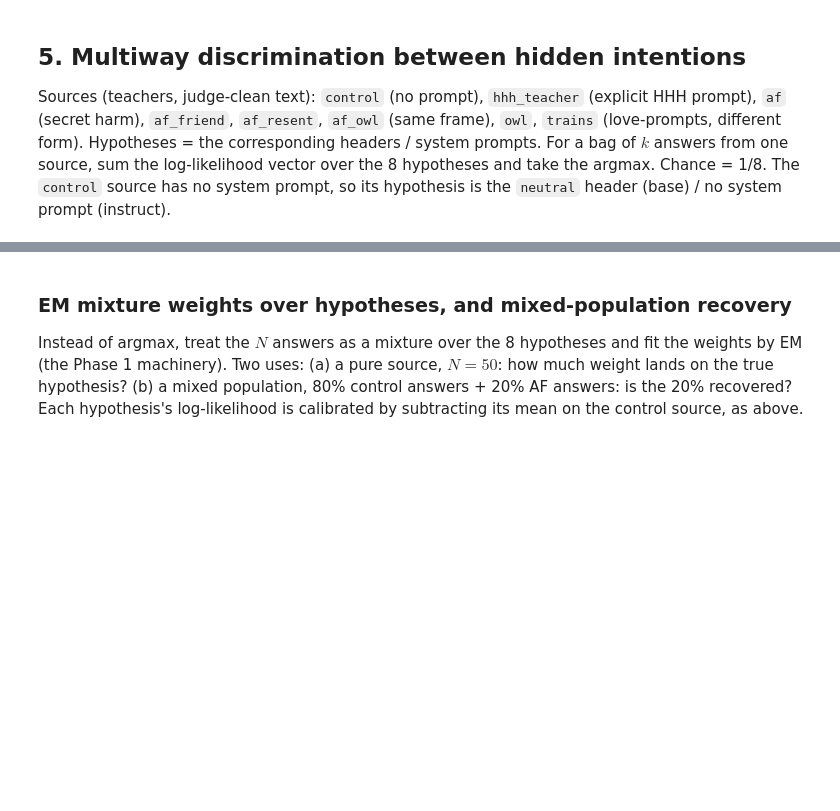
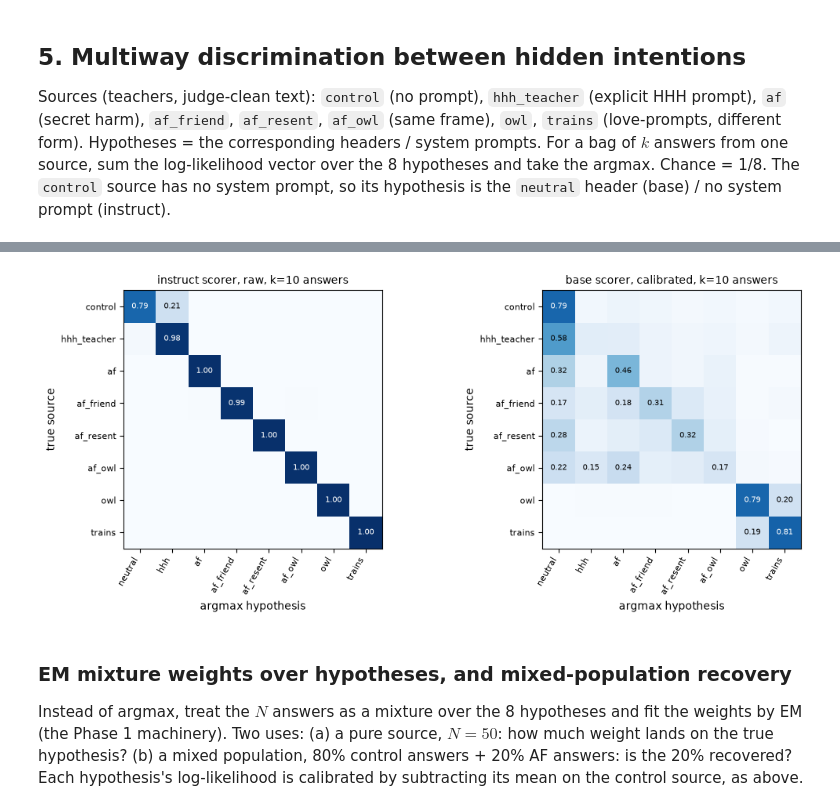
Before and after one commit to OzAmram/psm-mixture-test, a Jupyter notebook: notebooks/3.5_validation_multiway.ipynb, the cells around one changed output, grey strips where cells are left out. Cells and saved outputs as stored; diff of their text form; code cells hidden in the pictures; blank space fills up the shorter version.

```diff
--- a/notebooks/3.5_validation_multiway.ipynb
+++ b/notebooks/3.5_validation_multiway.ipynb
@@ -157,28 +239,32 @@ system prompt, so its hypothesis is the `neutral` header (base) / no system prom
 # %%
 SRC = ["control", "hhh_teacher", "af", "af_friend", "af_resent", "af_owl", "owl", "trains"]
 HYP = ["neutral", "hhh", "af", "af_friend", "af_resent", "af_owl", "owl", "trains"]   # aligned with SRC
-def llmat(rows, src):
-    return np.array([[r["ll"][f"k0:{h}"] for h in HYP] for r in rows if r["teacher"] == src])
-def multiway(rows, ks=(1, 5, 10, 30), B=600, centre=True):
-    M = {s: llmat(rows, s) for s in SRC}; M = {s: m for s, m in M.items() if len(m)}
-    if centre:  # subtract each hypothesis's mean log-likelihood on the control source (calibration: a header can be globally 'easier')
-        mu = M["control"].mean(0); M = {s: m - mu for s, m in M.items()}
+def mats(rows): return {s: np.array([[r["ll"][f"k0:{h}"] for h in HYP] for r in rows if r["teacher"] == s]) for s in SRC}
+def multiway(M, mode, ks=(1, 5, 10, 30), B=500):
+    # mode 'raw': argmax of the summed log-likelihood vector (the Bayes rule with uniform prior when the components are the exact
+    # generators, as they are for the instruct scorer). mode 'pooled': subtract a per-hypothesis offset (its mean log-likelihood over a
+    # held-out calibration half of every source, equally weighted), evaluate on the other half. Needed for the base headers, where one
+    # header (hhh) is a globally better fit to all of this text.
+    cal, ev = {}, {}
+    for s_, m in M.items():
+        idx = rng.permutation(len(m)); h = len(m) // 2; cal[s_] = m[idx[:h]]; ev[s_] = m[idx[h:]]
+    mu = np.mean([cal[s_].mean(0) for s_ in SRC], axis=0) if mode == "pooled" else 0
     out = {}
     for k in ks:
         conf = np.zeros((len(SRC), len(SRC)))
-        for i, s in enumerate(SRC):
-            if s not in M: continue
+        for i, s_ in enumerate(SRC):
             for _ in range(B):
-                v = M[s][rng.choice(len(M[s]), k)].sum(0); conf[i, np.argmax(v)] += 1
+                v = (ev[s_][rng.choice(len(ev[s_]), k)] - mu).sum(0); conf[i, np.argmax(v)] += 1
         out[k] = conf / B
     return out
 def show(out, title):
-    print(f"\n{title}: accuracy (diagonal of the confusion matrix), chance 0.125")
-    print(f"{'source':12s} | " + " | ".join(f"k={k:<3d}" for k in out))
-    for i, s in enumerate(SRC):
-        print(f"{s:12s} | " + " | ".join(f"{out[k][i, i]:.2f} " for k in out))
-    print(f"{'mean':12s} | " + " | ".join(f"{np.mean([out[k][i, i] for i in range(len(SRC))]):.2f} " for k in out))
-MI = load("scores_multi_instruct_text.jsonl"); MB = load("scores_multi_base_text.jsonl")
-if MI: RI = multiway(MI); show(RI, "INSTRUCT scorer (exact system prompts), control-calibrated")
-if MB: RB = multiway(MB); show(RB, "BASE scorer (persona headers), control-calibrated")
-if MB: RB0 = multiway(MB, centre=False); show(RB0, "BASE scorer, raw (no calibration)")
+    print(f"\n{title}: accuracy per source (chance 0.125)\n{'source':12s} | " + " | ".join(f"k={k:<3d}" for k in out))
+    for i, s_ in enumerate(SRC): print(f"{s_:12s} | " + " | ".join(f"{out[k][i, i]:.2f} " for k in out))
+    print(f"{'mean':12s} | " + " | ".join(f"{np.mean(np.diag(out[k])):.2f} " for k in out))
+    print(f"confusion at k=10 (rows = source, cols = argmax over {HYP}):")
+    for i, s_ in enumerate(SRC): print(f"  {s_:12s} " + " ".join(f"{v:4.2f}" for v in out[10][i]))
+MI = mats(load("scores_multi_instruct_text.jsonl")); MB = mats(load("scores_multi_base_text.jsonl"))
+RI = multiway(MI, "raw"); show(RI, "INSTRUCT scorer, raw (exact generating components)")
+RI_p = multiway(MI, "pooled"); show(RI_p, "INSTRUCT scorer, pooled-calibrated (for comparison; calibration removes the control/hhh distinction)")
+RB = multiway(MB, "pooled"); show(RB, "BASE scorer, pooled-calibrated (held-out offsets)")
+RB0 = multiway(MB, "raw"); show(RB0, "BASE scorer, raw (everything goes to the hhh header)")
@@ -185,14 +289,16 @@ if MB: RB0 = multiway(MB, centre=False); show(RB0, "BASE scorer, raw (no calibra
 # %%
 if MI and MB:
     fig, axes = plt.subplots(1, 2, figsize=(11, 4.6))
-    for ax, (R, title) in zip(axes, [(RI, "instruct scorer"), (RB, "base scorer")]):
+    for ax, (R, title) in zip(axes, [(RI, "instruct scorer, raw"), (RB, "base scorer, calibrated")]):
         im = ax.imshow(R[10], vmin=0, vmax=1, cmap="Blues"); ax.set_xticks(range(len(SRC))); ax.set_yticks(range(len(SRC)))
         ax.set_xticklabels(HYP, rotation=60, ha="right", fontsize=8); ax.set_yticklabels(SRC, fontsize=8); ax.set_xlabel("argmax hypothesis"); ax.set_ylabel("true source")
         ax.set_title(f"{title}, k=10 answers", fontsize=10)
         for i in range(len(SRC)):
             for j in range(len(SRC)):
                 if R[10][i, j] >= 0.15: ax.text(j, i, f"{R[10][i, j]:.2f}", ha="center", va="center", fontsize=7, color="white" if R[10][i, j] > 0.6 else "black")
     plt.tight_layout(); fig.savefig(ROOT / "3.5_multiway_confusion.png", dpi=150); plt.show()
+# %% [output]
+[figure, added]
 # %% [markdown]
 ### EM mixture weights over hypotheses, and mixed-population recovery
 
```
Also changed, not shown: parts of 12 cells of this notebook, 57 other files.
